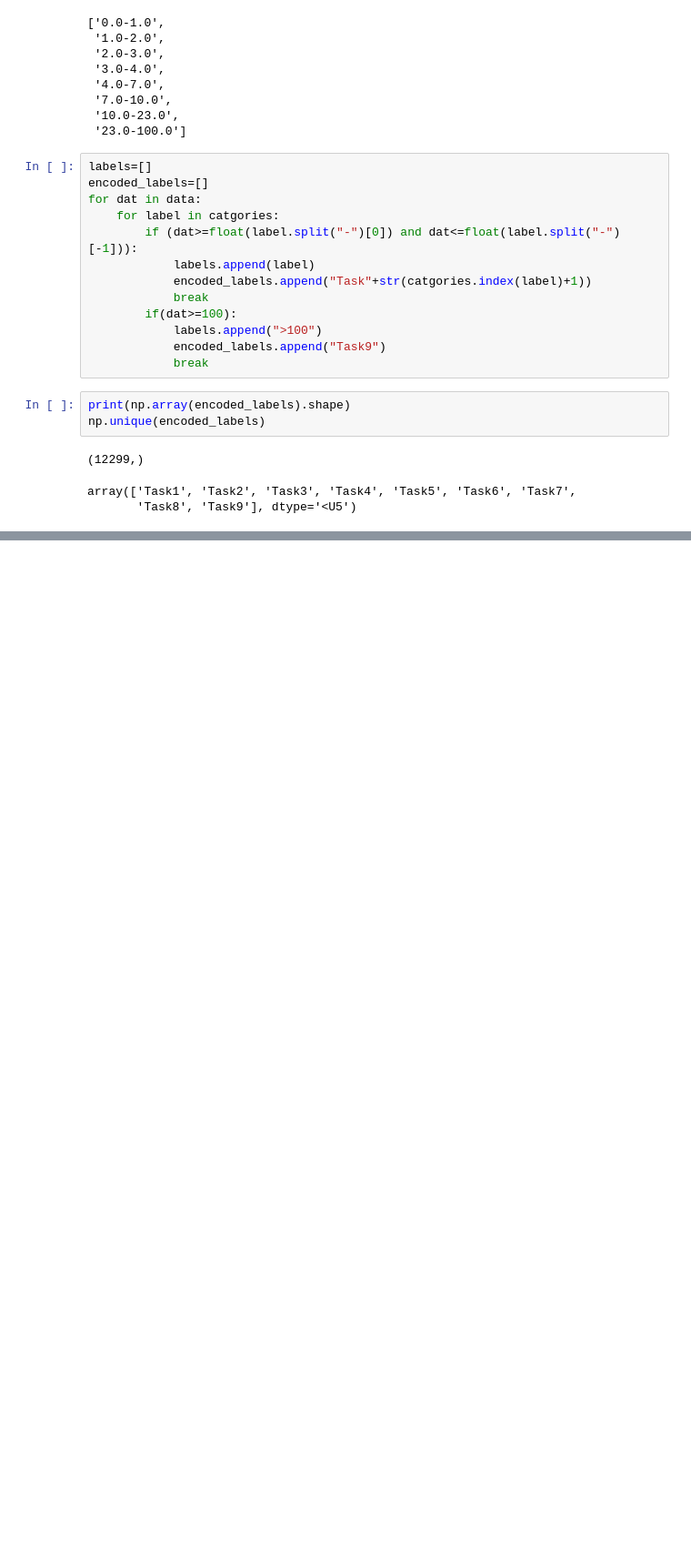
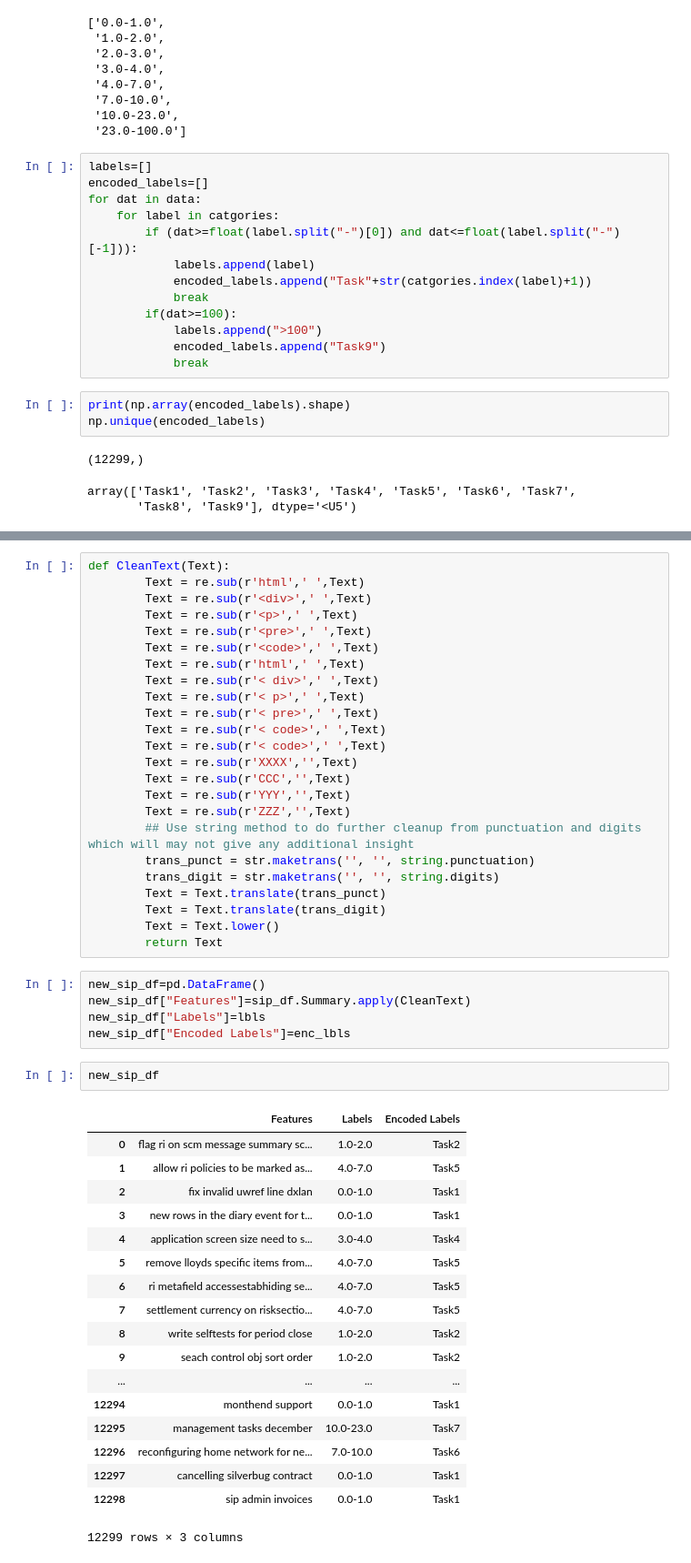
Before and after one commit to adnan33/sip-task-classification, a Jupyter notebook: sip.ipynb, the cells around one changed output, grey strips where cells are left out. Shown at 91% size. Saved outputs shown, nothing was run; the diff lists cells and outputs as text; blank space fills up the shorter version.

```diff
--- a/sip.ipynb
+++ b/sip.ipynb
@@ -183,0 +181,50 @@ lbls,enc_lbls=manual_binning(sip_df.HoursActual.values)
+# %%
+def CleanText(Text):
+        Text = re.sub(r'html',' ',Text)
+        Text = re.sub(r'<div>',' ',Text)
+        Text = re.sub(r'<p>',' ',Text)
+        Text = re.sub(r'<pre>',' ',Text)
+        Text = re.sub(r'<code>',' ',Text)
+        Text = re.sub(r'html',' ',Text)
+        Text = re.sub(r'< div>',' ',Text)
+        Text = re.sub(r'< p>',' ',Text)
+        Text = re.sub(r'< pre>',' ',Text)
+        Text = re.sub(r'< code>',' ',Text)
+        Text = re.sub(r'< code>',' ',Text)
+        Text = re.sub(r'XXXX','',Text)
+        Text = re.sub(r'CCC','',Text)
+        Text = re.sub(r'YYY','',Text)
+        Text = re.sub(r'ZZZ','',Text)
+        ## Use string method to do further cleanup from punctuation and digits which will may not give any additional insight
+        trans_punct = str.maketrans('', '', string.punctuation)
+        trans_digit = str.maketrans('', '', string.digits)
+        Text = Text.translate(trans_punct)
+        Text = Text.translate(trans_digit)
+        Text = Text.lower()
+        return Text
+# %%
+new_sip_df=pd.DataFrame()
+new_sip_df["Features"]=sip_df.Summary.apply(CleanText)
+new_sip_df["Labels"]=lbls
+new_sip_df["Encoded Labels"]=enc_lbls
+# %%
+new_sip_df
+# %% [output]
+|  | Features | Labels | Encoded Labels |
+| 0 | flag ri on scm message summary sc... | 1.0-2.0 | Task2 |
+| 1 | allow ri policies to be marked as... | 4.0-7.0 | Task5 |
+| 2 | fix invalid uwref line dxlan | 0.0-1.0 | Task1 |
+| 3 | new rows in the diary event for t... | 0.0-1.0 | Task1 |
+| 4 | application screen size need to s... | 3.0-4.0 | Task4 |
+| 5 | remove lloyds specific items from... | 4.0-7.0 | Task5 |
+| 6 | ri metafield accessestabhiding se... | 4.0-7.0 | Task5 |
+| 7 | settlement currency on risksectio... | 4.0-7.0 | Task5 |
+| 8 | write selftests for period close | 1.0-2.0 | Task2 |
+| 9 | seach control obj sort order | 1.0-2.0 | Task2 |
+| ... | ... | ... | ... |
+| 12294 | monthend support | 0.0-1.0 | Task1 |
+| 12295 | management tasks december | 10.0-23.0 | Task7 |
+| 12296 | reconfiguring home network for ne... | 7.0-10.0 | Task6 |
+| 12297 | cancelling silverbug contract | 0.0-1.0 | Task1 |
+| 12298 | sip admin invoices | 0.0-1.0 | Task1 |
+12299 rows × 3 columns
```
Also changed, not shown: parts of 7 cells of this notebook, 1 other file.
